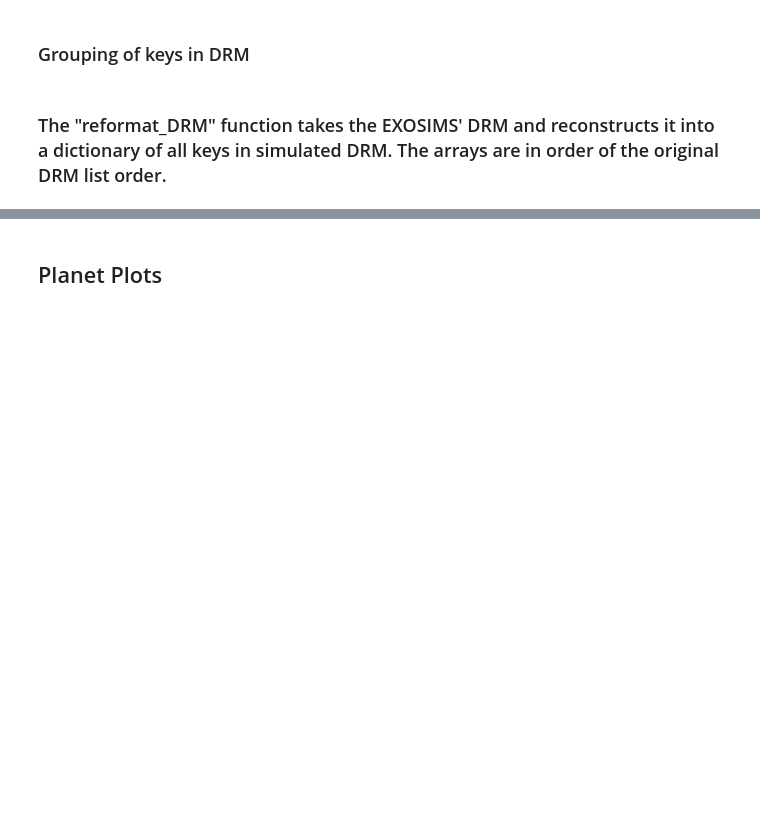
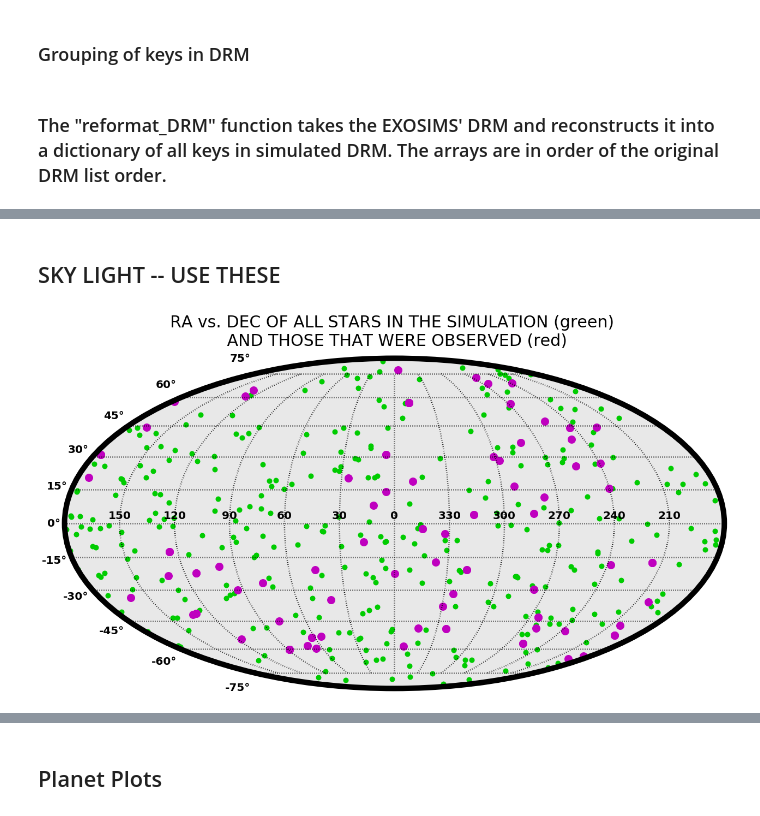
Before and after one commit to astropatel/EXOSIMS-Testing, a Jupyter notebook: EXOSIMS_outputs.ipynb, the cells around one changed output, grey strips where cells are left out. Saved outputs shown, nothing was run; the diff lists cells and outputs as text; code cells hidden in the pictures; blank space fills up the shorter version.

```diff
--- a/EXOSIMS_outputs.ipynb
+++ b/EXOSIMS_outputs.ipynb
@@ -463,0 +564,36 @@ axbvd = scatterPlot(dist,BV,labels=('Distance (pc)','B-V'),**kw)
+# %%
+def skyplot(ra,dec,figsize=(20,20),projection='mollweide',axisbg='white',ticklcolor=None):
+
+    fig = plt.figure(figsize=figsize)
+    ax = fig.add_subplot(111, projection=projection, axisbg =axisbg)
+
+    plt.setp(ax.spines.values(), linewidth=10)
+    if ticklcolor is not None:
+        ax.set_xticklabels(tick_labels,color=ticklcolor)     # we add the scale on the x axis
+    else:
+        ax.set_xticklabels(tick_labels)
+
+    for tick in ax.xaxis.get_major_ticks():
+        tick.label1.set_fontweight('bold')
+        tick.label1.set_fontsize(20)
+    for tick in ax.yaxis.get_major_ticks():
+        tick.label1.set_fontweight('bold')
+        tick.label1.set_fontsize(20)
+
+    return ax
+# %% [markdown]
+## SKY LIGHT -- USE THESE
+# %%
+axt = skyplot(ra_rad,dec_rad,axisbg='#E8E8E8')
+
+plot_setup(axt)
+plt.grid(color='black',lw=2.5)
+axt.plot(ra_rad,dec_rad,'o',color='#00cc00',ms=10,mec='none',label='Stars in survey')
+axt.plot(ra_rad[target_obsind],dec_rad[target_obsind],'mo',ms=10,mec='m',mew=5,label='Stars observed')
+
+txt = """RA vs. DEC OF ALL STARS IN THE SIMULATION (green) \n AND THOSE THAT WERE OBSERVED (red)"""
+axt.set_title('%s'%txt,fontsize=30,y=1.03)
+
+if save_plots: plt.savefig(os.path.join(dirsave,'sky_targets_%s.png'%basesim),bbox_inches='tight')
+# %% [output]
+[figure, added]
```
Also changed, not shown: parts of 37 cells of this notebook, 22 other files.
